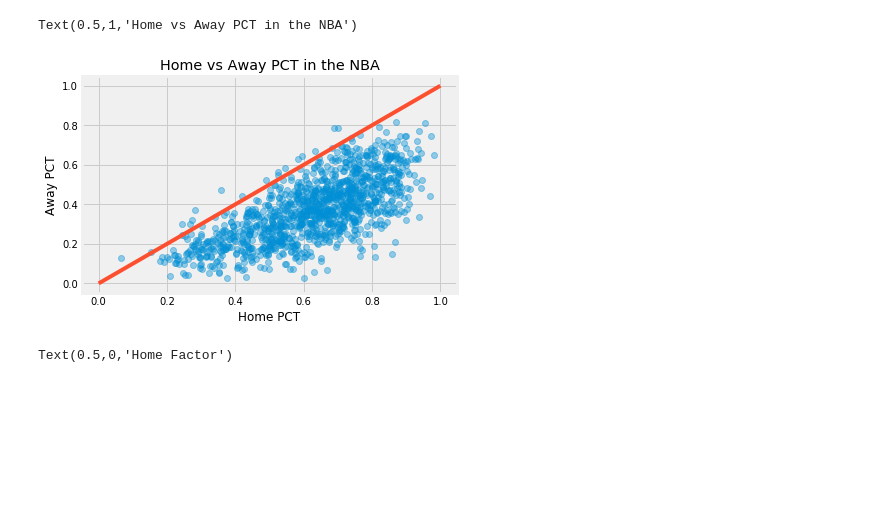
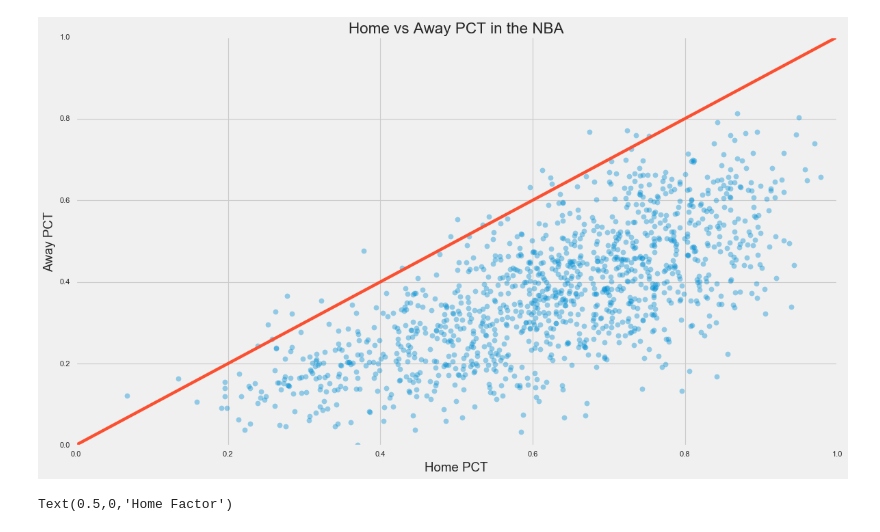
Before and after one commit to FB-Reda/HomeFieldAdvantage, a Jupyter notebook: HomeFieldAdvantage.ipynb, the cells around one changed output. Cells and saved outputs as stored; diff of their text form; code cells hidden in the pictures; blank space fills up the shorter version.

Commit message:
Updated Graph in HFA.ipynb
Is what it is

```diff
--- a/HomeFieldAdvantage.ipynb
+++ b/HomeFieldAdvantage.ipynb
@@ -101,14 +102,15 @@ import numpy as np # linear algebra
 import matplotlib.pyplot as plt
 plt.style.use('fivethirtyeight')
 # %%
+plt.figure(figsize=(16,9))
 plt.plot(dfn.HomePCT + np.random.normal(0,0.01,len(dfn)),dfn.AwayPCT + np.random.normal(0,0.01,len(dfn)),'o', alpha = 0.4)
 plt.plot([0,1],[0,1])
 plt.xlabel('Home PCT')
 plt.ylabel('Away PCT')
 plt.title('Home vs Away PCT in the NBA')
+plt.savefig('Home vs Away PCT.png')
 # %% [output]
-Text(0.5,1,'Home vs Away PCT in the NBA')
-[figure, old version]
+[figure, new version]
 # %%
 dfn['Home_Factor'] = np.true_divide((dfn.HomePCT - dfn.AwayPCT),(dfn.HomePCT + dfn.AwayPCT))
 
```
Also changed, not shown: parts of 3 cells of this notebook, 1 other file.
